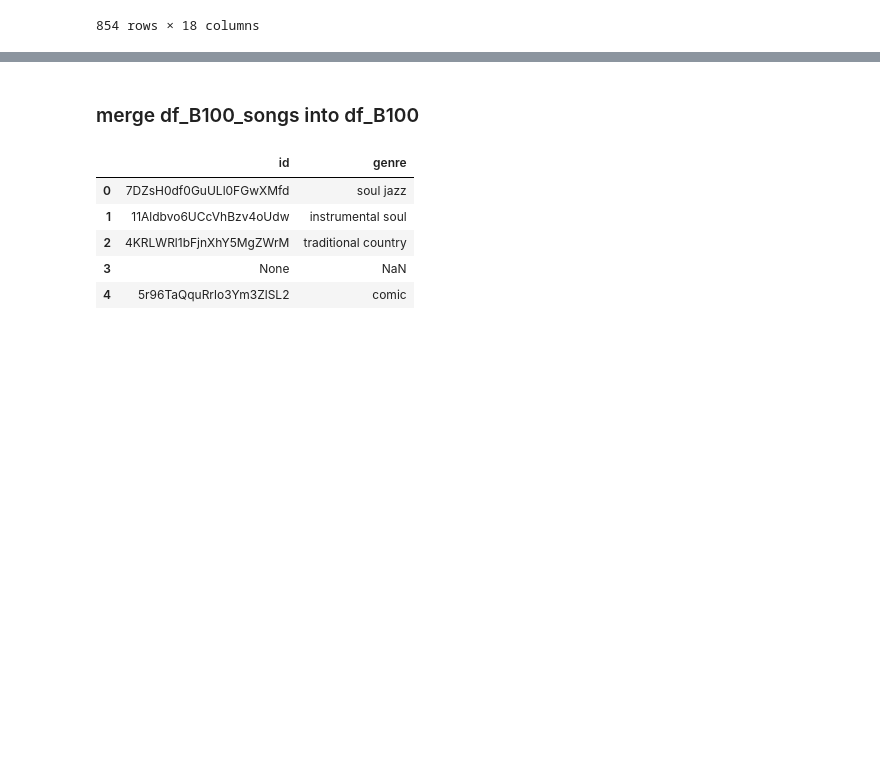
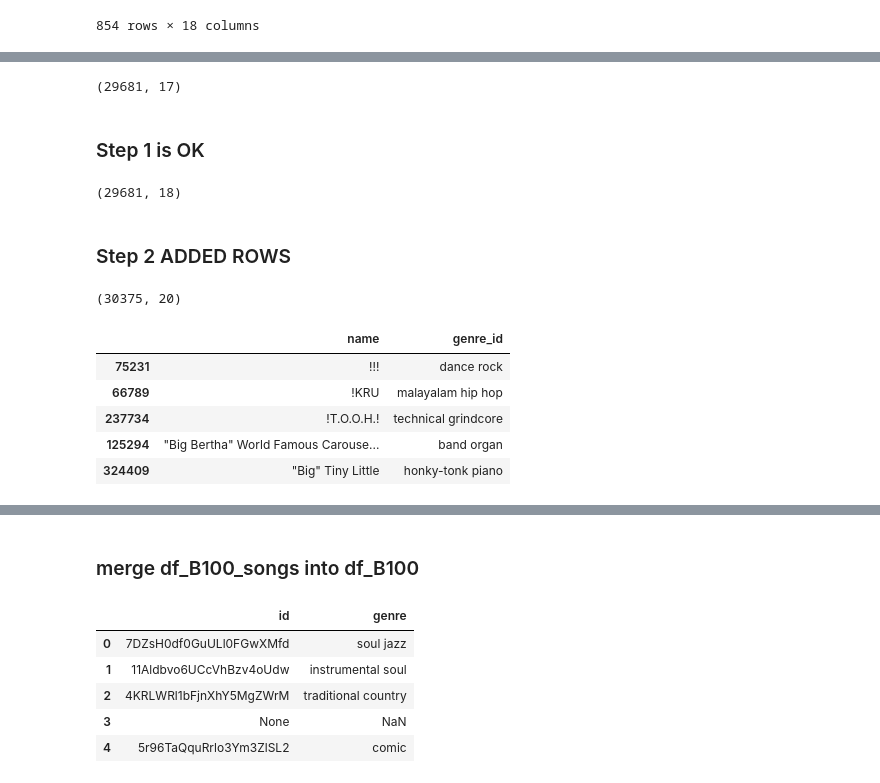
Before and after one commit to KevinCarr42/Billboard-100-Audio-Feature-Analytics, a Jupyter notebook: Kevin 820 2. Data Optimisation and Added Features.ipynb, the cells around one changed output, grey strips where cells are left out. Saved outputs shown, nothing was run; the diff lists cells and outputs as text; code cells hidden in the pictures; blank space fills up the shorter version.

Commit message:
df_artist_genres has duplicates, need to revise calcs

```diff
--- a/Kevin 820 2. Data Optimisation and Added Features.ipynb
+++ b/Kevin 820 2. Data Optimisation and Added Features.ipynb
@@ -1006,0 +998,38 @@ pd.read_parquet('df_B100_songs_TEMP.parquet').shape
+# %%
+# check intermediate save for spotify release date API
+pd.read_parquet('df_B100_songs_TEMP.parquet').shape
+# looks good
+# %% [output]
+(29681, 17)
+# %% [markdown]
+### Step 1 is OK
+# %%
+# extra rows are added in step 1 or 2 of the process
+# likely the merge phase
+
+step1 = df_B100_songs.merge(
+    df_track_genres[['track_id', 'genre_id']],
+    left_on='id', right_on='track_id', how='left'
+)
+
+step1.shape
+# %% [output]
+(29681, 18)
+# %% [markdown]
+### Step 2 ADDED ROWS
+# %%
+step2 = step1.merge(df_artist_genres[['name', 'genre_id']], left_on='artist', right_on='name', how='left')
+
+step2.shape
+# %% [output]
+(30375, 20)
+# %%
+temp = df_artist_genres[['name', 'genre_id']].sort_values('name')
+temp.head()
+# %% [output]
+|  | name | genre_id |
+| 75231 | !!! | dance rock |
+| 66789 | !KRU | malayalam hip hop |
+| 237734 | !T.O.O.H.! | technical grindcore |
+| 125294 | "Big Bertha" World Famous Carouse... | band organ |
+| 324409 | "Big" Tiny Little | honky-tonk piano |
```
Also changed, not shown: parts of 25 cells of this notebook.
